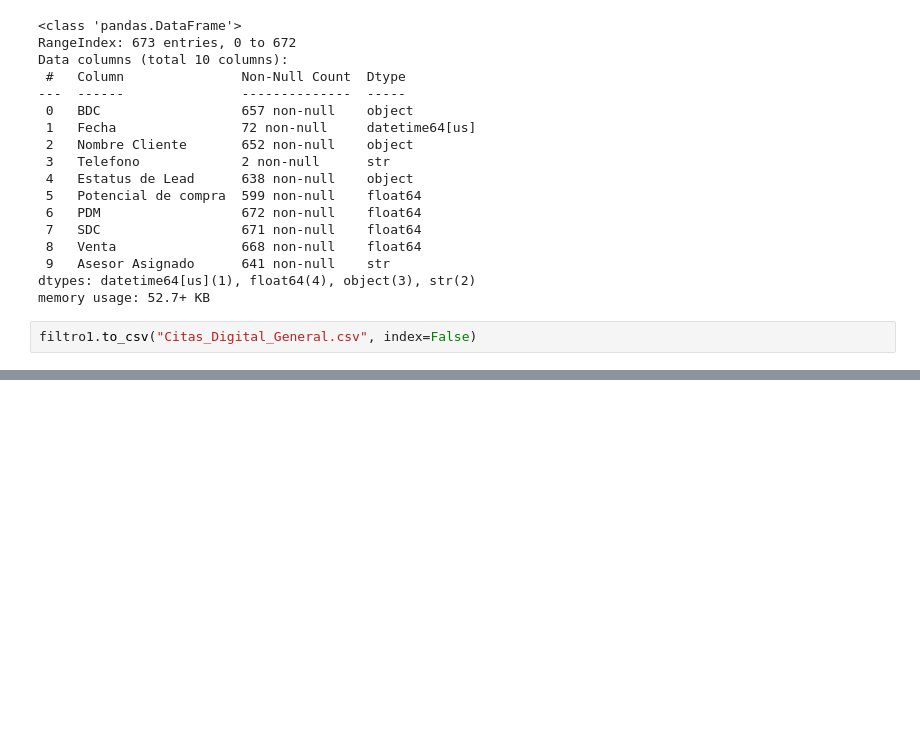
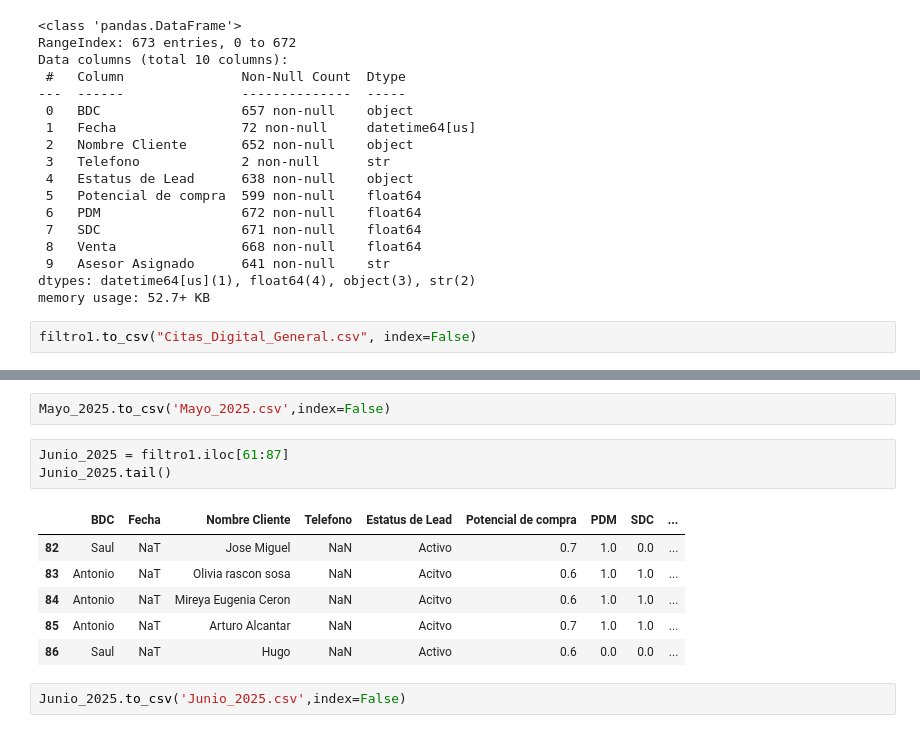
Before and after one commit to Naho179/Extracci-n-de-Datos, a Jupyter notebook: Actividad 1.1 (Citas_Digital)/Extraccion_Datos_Nuevo.ipynb, the cells around one changed output, grey strips where cells are left out. Drawn from its saved outputs; the diff is of its cells as text; blank space fills up the shorter version.

```diff
--- a/Actividad 1.1 (Citas_Digital)/Extraccion_Datos_Nuevo.ipynb
+++ b/Actividad 1.1 (Citas_Digital)/Extraccion_Datos_Nuevo.ipynb
@@ -152,0 +188,14 @@ filtro1.to_csv("Citas_Digital_General.csv", index=False)
+# %%
+Mayo_2025.to_csv('Mayo_2025.csv',index=False)
+# %%
+Junio_2025 = filtro1.iloc[61:87]
+Junio_2025.tail()
+# %% [output]
+|  | BDC | Fecha | Nombre Cliente | Telefono | Estatus de Lead | Potencial de compra | PDM | SDC | ... |
+| 82 | Saul | NaT | Jose Miguel | NaN | Activo | 0.7 | 1.0 | 0.0 | ... |
+| 83 | Antonio | NaT | Olivia rascon sosa | NaN | Acitvo | 0.6 | 1.0 | 1.0 | ... |
+| 84 | Antonio | NaT | Mireya Eugenia Ceron | NaN | Acitvo | 0.6 | 1.0 | 1.0 | ... |
+| 85 | Antonio | NaT | Arturo Alcantar | NaN | Acitvo | 0.7 | 1.0 | 1.0 | ... |
+| 86 | Saul | NaT | Hugo | NaN | Activo | 0.6 | 0.0 | 0.0 | ... |
+# %%
+Junio_2025.to_csv('Junio_2025.csv',index=False)
```
Also changed, not shown: parts of 30 cells of this notebook.
